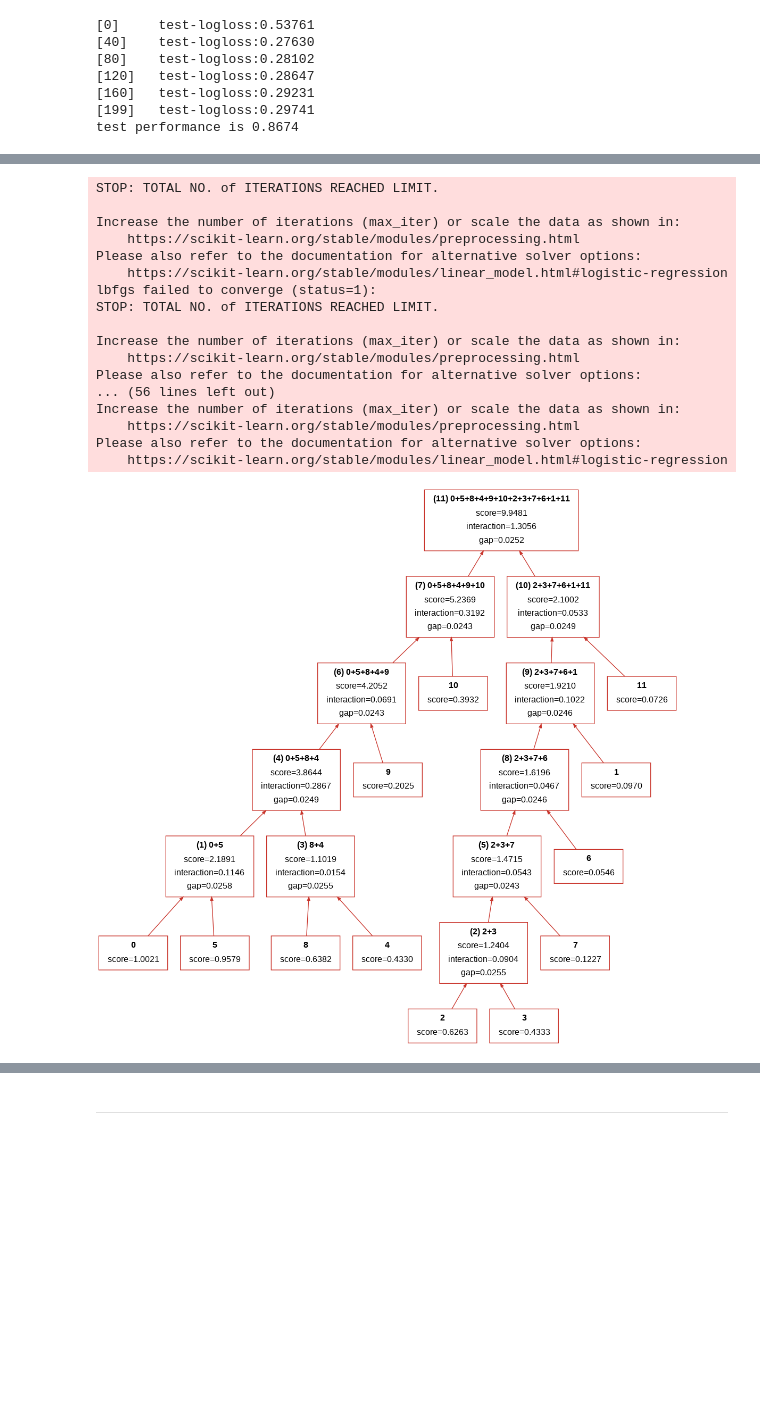
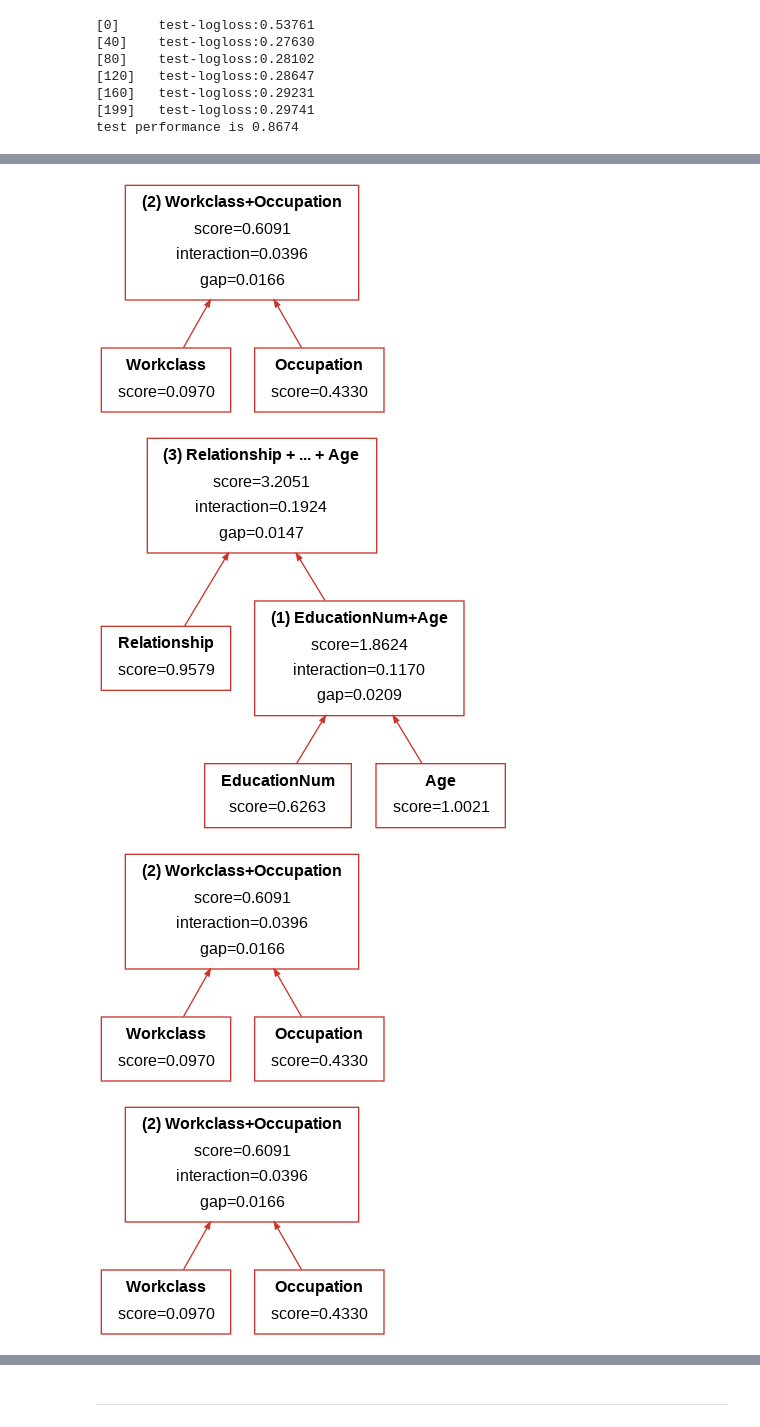
Before and after one commit to simonjisu/FeatureInteractionTree, a Jupyter notebook: notebooks/Finer Granularity Explanation.ipynb, the cells around one changed output, grey strips where cells are left out. Saved outputs shown, nothing was run; the diff lists cells and outputs as text; code cells hidden in the pictures; blank space fills up the shorter version.

```diff
--- a/notebooks/Finer Granularity Explanation.ipynb
+++ b/notebooks/Finer Granularity Explanation.ipynb
@@ -400,35 +451,20 @@ Cost time: 1 mins 35.16 secs
 tree = tree_builder.build(
     score_method='abs',
     shap_interactions=shap_interactions,
-    n_select_scores=5,
-    n_select_gap=5,
-    max_iter=None,
+    n_select_scores=10,
+    n_select_gap=10,
+    max_iter=8,
     nodes_to_run_method='random',  # random / sort / full
-    filter_method='prob',  # random / sort / prob
-    rt_only_best=True,
+    filter_method='random',  # random / sort / prob
+    rt_only_best=False,
     verbose=False
 )
-# %% [output]
-STOP: TOTAL NO. of ITERATIONS REACHED LIMIT.
-
-Increase the number of iterations (max_iter) or scale the data as shown in:
-    https://scikit-learn.org/stable/modules/preprocessing.html
-Please also refer to the documentation for alternative solver options:
-    https://scikit-learn.org/stable/modules/linear_model.html#logistic-regression
-lbfgs failed to converge (status=1):
-STOP: TOTAL NO. of ITERATIONS REACHED LIMIT.
-
-Increase the number of iterations (max_iter) or scale the data as shown in:
-    https://scikit-learn.org/stable/modules/preprocessing.html
-Please also refer to the documentation for alternative solver options:
-... (56 lines left out)
-Increase the number of iterations (max_iter) or scale the data as shown in:
-    https://scikit-learn.org/stable/modules/preprocessing.html
-Please also refer to the documentation for alternative solver options:
-    https://scikit-learn.org/stable/modules/linear_model.html#logistic-regression
 # %%
 for t in tree:
-    img = t.show_tree(dataset.feature_names)
+    img = t[0].show_tree(dataset.feature_names)
     display(img)
 # %% [output]
-[figure, old version]
+[figure, new version]
+[figure, added]
+[figure, added]
+[figure, added]
```
Also changed, not shown: parts of 12 cells of this notebook, 4 other files.
